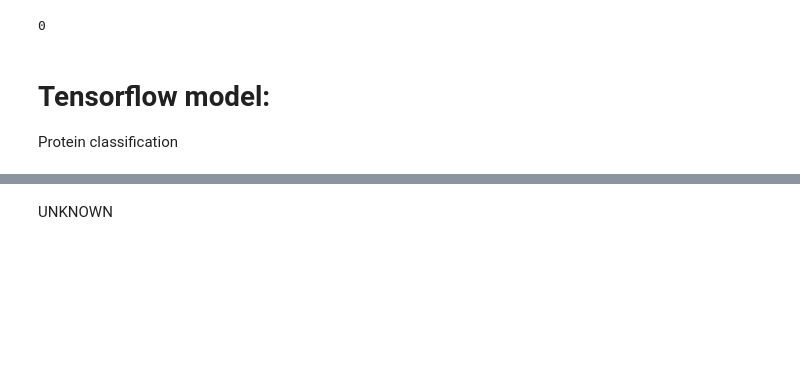
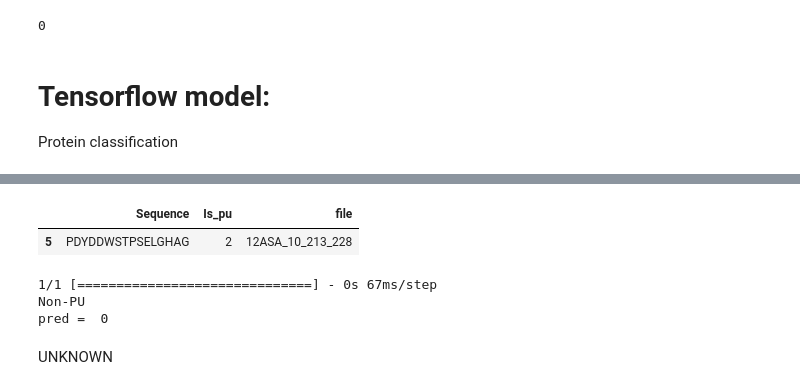
Before and after one commit to Naramazuki/PU_ML, a Jupyter notebook: main.ipynb, the cells around one changed output, grey strips where cells are left out. Cells and saved outputs as stored; diff of their text form; code cells hidden in the pictures; blank space fills up the shorter version.

```diff
--- a/main.ipynb
+++ b/main.ipynb
@@ -380,4 +400,15 @@ is_pu(EMB_PATH_NONPU, "1A8DA_10_248_263.pt")
 Non-PU
 pred =  0
+# %%
+seq_data.loc[(seq_data["file"] == "12ASA_10_213_228")]
+# %% [output]
+|  | Sequence | Is_pu | file |
+| 5 | PDYDDWSTPSELGHAG | 2 | 12ASA_10_213_228 |
+# %%
+is_pu_from_seq("PDYDDWSTPSELGHAG","12ASA_10_213_228")
+# %% [output]
+1/1 [==============================] - 0s 67ms/step
+Non-PU
+pred =  0
 # %% [markdown]
 UNKNOWN
```
Also changed, not shown: parts of 15 cells of this notebook.
